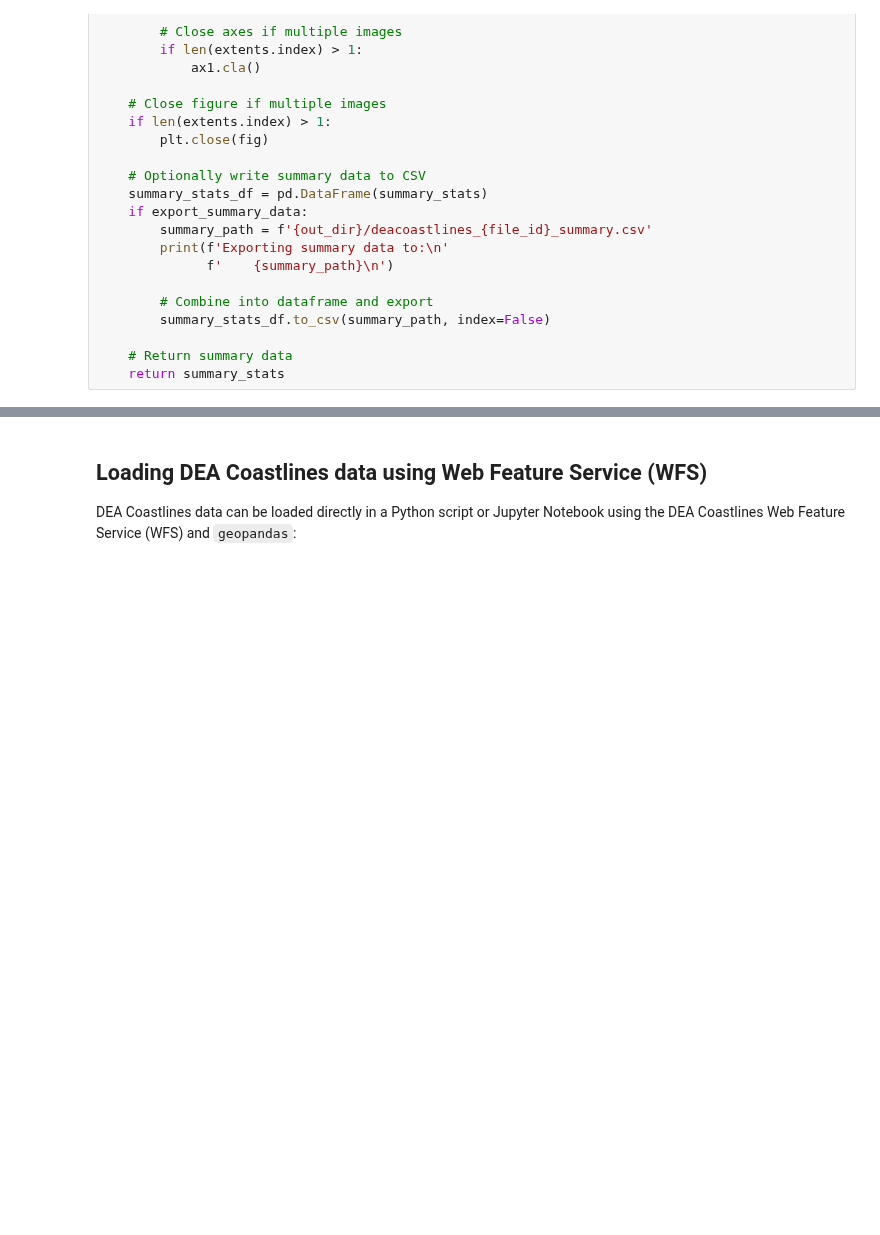
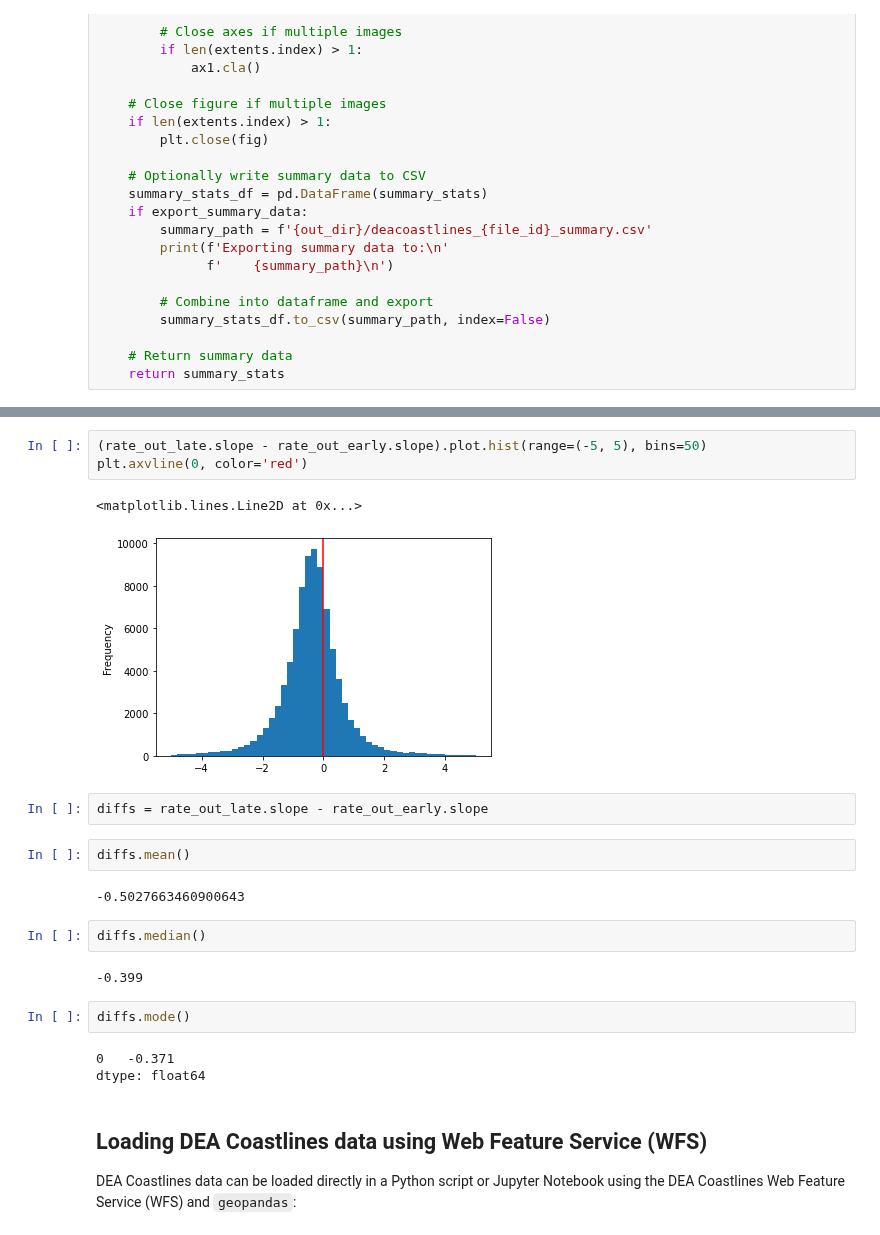
Before and after one commit to GeoscienceAustralia/dea-coastlines, a Jupyter notebook: DEACoastlines_tools.ipynb, the cells around one changed output, grey strips where cells are left out. Cells and saved outputs as stored; diff of their text form; blank space fills up the shorter version.

```diff
--- a/DEACoastlines_tools.ipynb
+++ b/DEACoastlines_tools.ipynb
@@ -769,3 +815,24 @@ def deacoastlines_histogram(extent_path=None,
+# %%
+(rate_out_late.slope - rate_out_early.slope).plot.hist(range=(-5, 5), bins=50)
+plt.axvline(0, color='red')
+# %% [output]
+<matplotlib.lines.Line2D at 0x...>
+[figure, added]
+# %%
+diffs = rate_out_late.slope - rate_out_early.slope
+# %%
+diffs.mean()
+# %% [output]
+-0.5027663460900643
+# %%
+diffs.median()
+# %% [output]
+-0.399
+# %%
+diffs.mode()
+# %% [output]
+0   -0.371
+dtype: float64
 # %% [markdown]
 ## Loading DEA Coastlines data using Web Feature Service (WFS)
 
```
Also changed, not shown: parts of 9 cells of this notebook, 4 other files.
